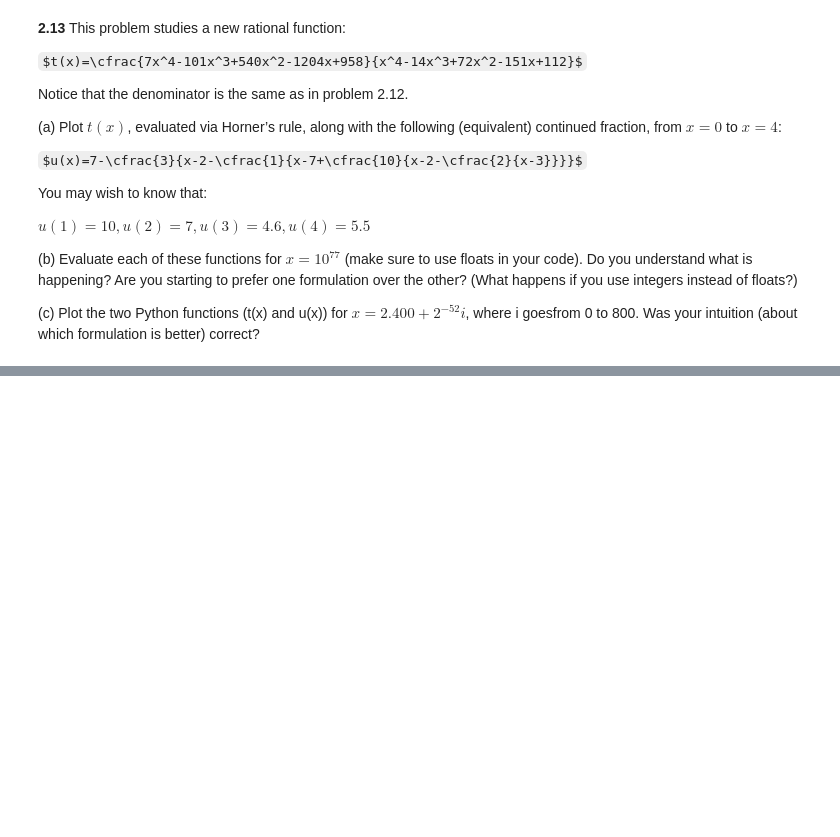
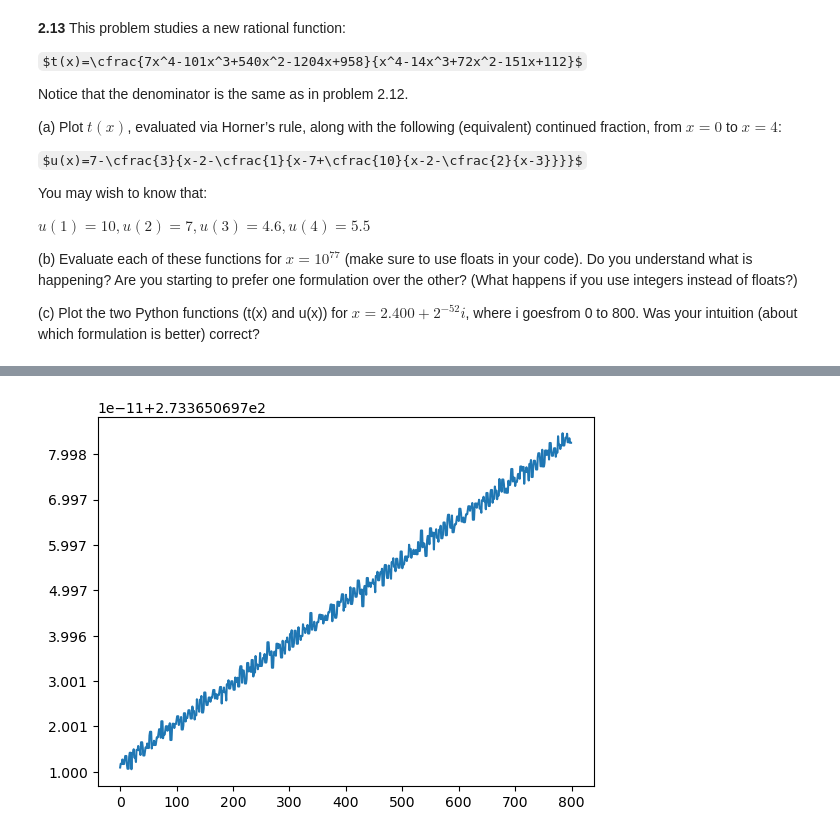
Before and after one commit to Arely00/ArelyGuadalupeJimenezDIaz-mn-2024, a Jupyter notebook: Ejercicios.ipynb, the cells around one changed output, grey strips where cells are left out. Saved outputs shown, nothing was run; the diff lists cells and outputs as text; code cells hidden in the pictures; some formulas as TeX source; blank space fills up the shorter version.

```diff
--- a/Ejercicios.ipynb
+++ b/Ejercicios.ipynb
@@ -241,0 +298,40 @@ NameError: name 'i' is not defined
+# %%
+def horner(coef,x0,xf):
+    n=len(coef)
+    x=xf-x0
+    for i in range (x):
+        poli=coef[n-1]
+        polin=0
+        for j in range(n-1,0,-1):
+            polin=(poli)*i+coef[j-1]
+            poli=polin
+       # print ([i,poli])
+    return poli
+
+def horner4(x):
+    coef=[622,-751,324,-59,4]
+    n=len(coef)
+    poli=coef[n-1]
+    polin=0
+    for j in range(n-1,0,-1):
+        polin=(poli)*x+coef[j-1]
+        poli=polin
+    #print ([x,poli])
+    return poli
+def horner5(x):
+    coef=[112,-151,72,-14,1]
+    n=len(coef)
+    poli=coef[n-1]
+    polin=0
+    for j in range(n-1,0,-1):
+        polin=(poli)*x+coef[j-1]
+        poli=polin
+    #print ([x,poli])
+    return poli
+# %%
+from matplotlib import pyplot
+x = range(0,800)
+pyplot.plot(x, [horner4((2.400+pow(2,-52)*i)/horner5(2.400+pow(2,-52)*i)) for i in x])
+pyplot.show()
+# %% [output]
+[figure, added]
```
Also changed, not shown: parts of 8 cells of this notebook.
